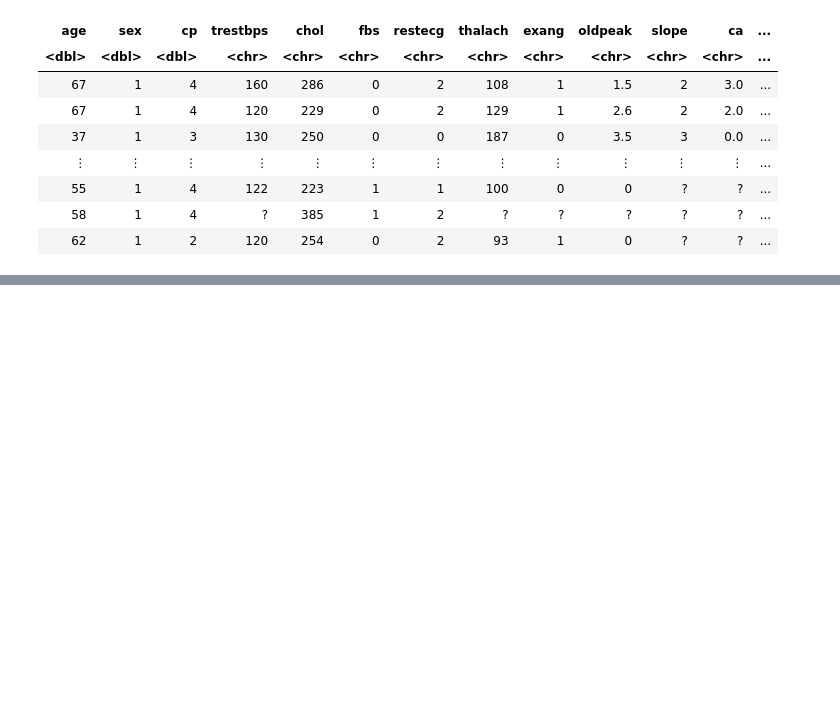
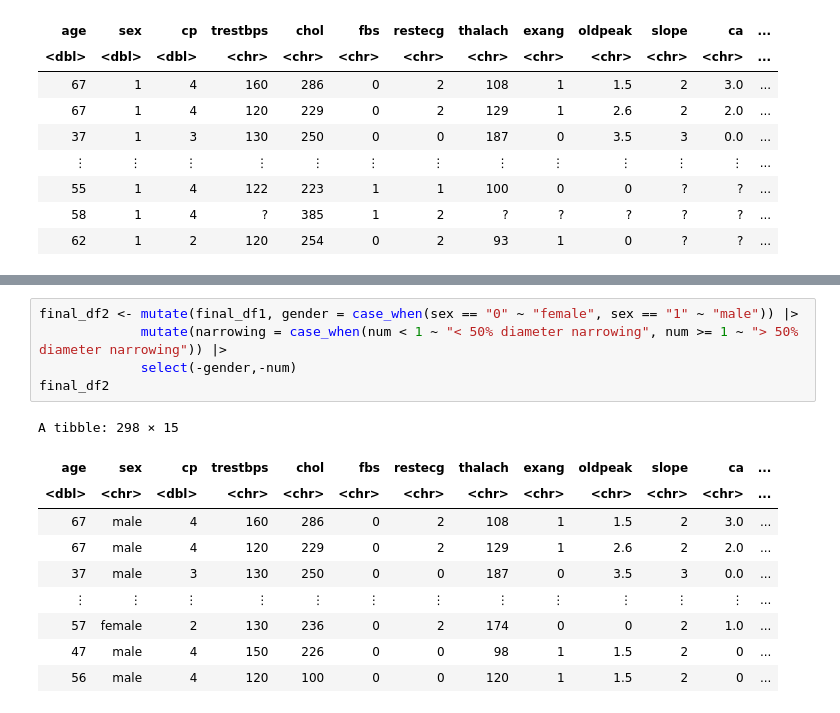
Before and after one commit to nazalturas/data_sci_-group_project, a Jupyter notebook: Initial_reading.ipynb, the cells around one changed output, grey strips where cells are left out. Drawn from its saved outputs; the diff is of its cells as text; blank space fills up the shorter version.

```diff
--- a/Initial_reading.ipynb
+++ b/Initial_reading.ipynb
@@ -180,0 +180,16 @@ Warning message:
+# %%
+final_df2 <- mutate(final_df1, gender = case_when(sex == "0" ~ "female", sex == "1" ~ "male")) |>
+             mutate(narrowing = case_when(num < 1 ~ "< 50% diameter narrowing", num >= 1 ~ "> 50% diameter narrowing")) |>
+             select(-gender,-num)
+final_df2
+# %% [output]
+A tibble: 298 × 15
+| age | sex | cp | trestbps | chol | fbs | restecg | thalach | exang | oldpeak | slope | ca | ... |
+| <dbl> | <chr> | <dbl> | <chr> | <chr> | <chr> | <chr> | <chr> | <chr> | <chr> | <chr> | <chr> | ... |
+| 67 | male | 4 | 160 | 286 | 0 | 2 | 108 | 1 | 1.5 | 2 | 3.0 | ... |
+| 67 | male | 4 | 120 | 229 | 0 | 2 | 129 | 1 | 2.6 | 2 | 2.0 | ... |
+| 37 | male | 3 | 130 | 250 | 0 | 0 | 187 | 0 | 3.5 | 3 | 0.0 | ... |
+| ⋮ | ⋮ | ⋮ | ⋮ | ⋮ | ⋮ | ⋮ | ⋮ | ⋮ | ⋮ | ⋮ | ⋮ | ... |
+| 57 | female | 2 | 130 | 236 | 0 | 2 | 174 | 0 | 0 | 2 | 1.0 | ... |
+| 47 | male | 4 | 150 | 226 | 0 | 0 | 98 | 1 | 1.5 | 2 | 0 | ... |
+| 56 | male | 4 | 120 | 100 | 0 | 0 | 120 | 1 | 1.5 | 2 | 0 | ... |
```
Also changed, not shown: parts of 3 cells of this notebook.
